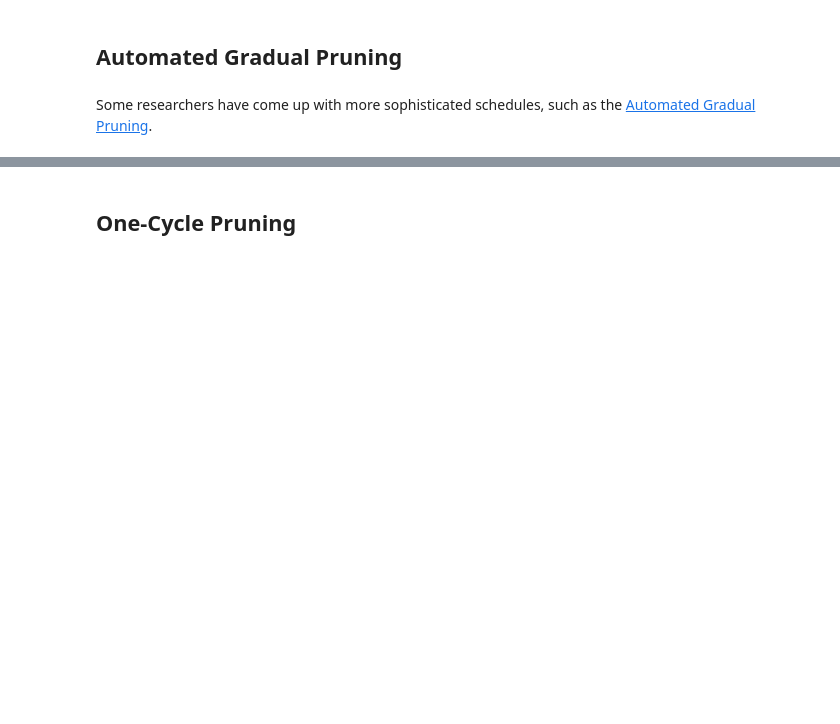
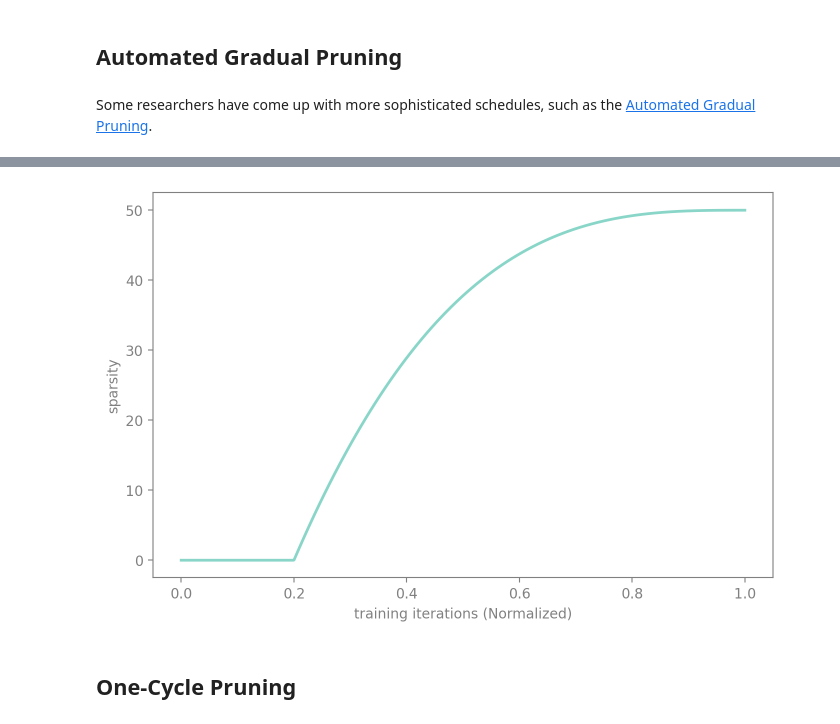
Before and after one commit to FasterAI-Labs/fasterai, a Jupyter notebook: nbs/core/schedules.ipynb, the cells around one changed output, grey strips where cells are left out. Drawn from its saved outputs; the diff is of its cells as text; code cells hidden in the pictures; blank space fills up the shorter version.

```diff
--- a/nbs/core/schedules.ipynb
+++ b/nbs/core/schedules.ipynb
@@ -221,24 +343,27 @@ agp.plot(50)
 # %%
 #| echo: false
 fig, ax = plt.subplots(1, 1, figsize=(8,5), dpi=100)
 fig.patch.set_alpha(0.)
 ax.patch.set_alpha(0.)
 
 prune = np.linspace(0, 1, 1000)
-sps = [agp([50], p) for p in prune]
+sps = [agp.progress(p) * 50 for p in prune]
+agp.reset()
 plt.plot(prune, sps, c='#89d6c9', linewidth=2)
 plt.xlabel('training iterations (Normalized)')
 plt.ylabel('sparsity')
 
 
 ax.spines['bottom'].set_color('#808080')
 ax.spines['top'].set_color('#808080')
 ax.spines['right'].set_color('#808080')
 ax.spines['left'].set_color('#808080')
 ax.tick_params(axis='x', colors='#808080')
 ax.tick_params(axis='y', colors='#808080')
 ax.yaxis.label.set_color('#808080')
 ax.xaxis.label.set_color('#808080')
+# %% [output]
+[figure, added]
 # %% [markdown]
 ## One-Cycle Pruning
 # %%
```
Also changed, not shown: parts of 36 cells of this notebook, 51 other files.
